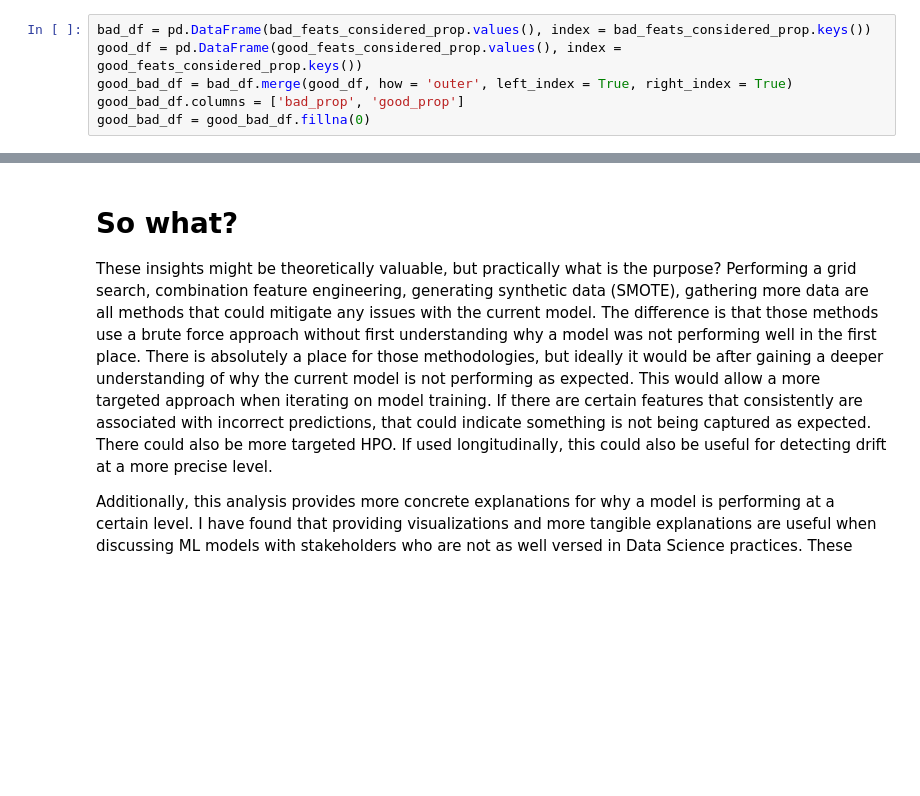
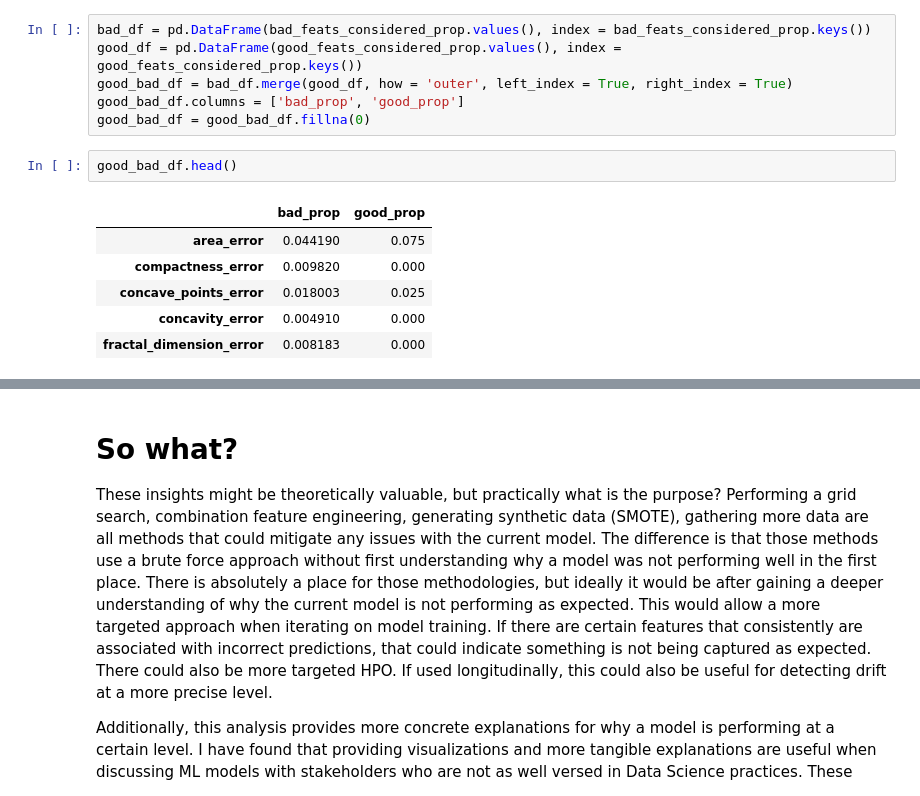
Before and after one commit to raom1/understanding-random-forest-classifiers, a Jupyter notebook: random_forest_classification_errors.ipynb, the cells around one changed output, grey strips where cells are left out. Drawn from its saved outputs; the diff is of its cells as text; blank space fills up the shorter version.

```diff
--- a/random_forest_classification_errors.ipynb
+++ b/random_forest_classification_errors.ipynb
@@ -1176,6 +1176,15 @@ good_df = pd.DataFrame(good_feats_considered_prop.values(), index = good_feats_c
 good_bad_df = bad_df.merge(good_df, how = 'outer', left_index = True, right_index = True)
 good_bad_df.columns = ['bad_prop', 'good_prop']
 good_bad_df = good_bad_df.fillna(0)
+# %%
+good_bad_df.head()
+# %% [output]
+|  | bad_prop | good_prop |
+| area_error | 0.044190 | 0.075 |
+| compactness_error | 0.009820 | 0.000 |
+| concave_points_error | 0.018003 | 0.025 |
+| concavity_error | 0.004910 | 0.000 |
+| fractal_dimension_error | 0.008183 | 0.000 |
 # %%
 plt.figure(figsize = (15, 10))
 plt.scatter(good_bad_df['bad_prop'], good_bad_df['good_prop'])
```
Also changed, not shown: parts of 33 cells of this notebook.
